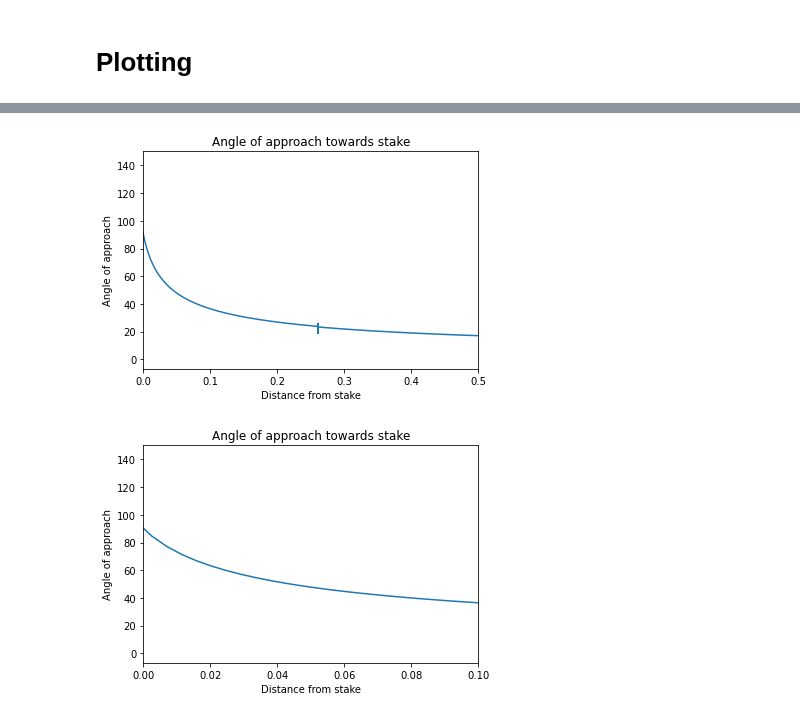
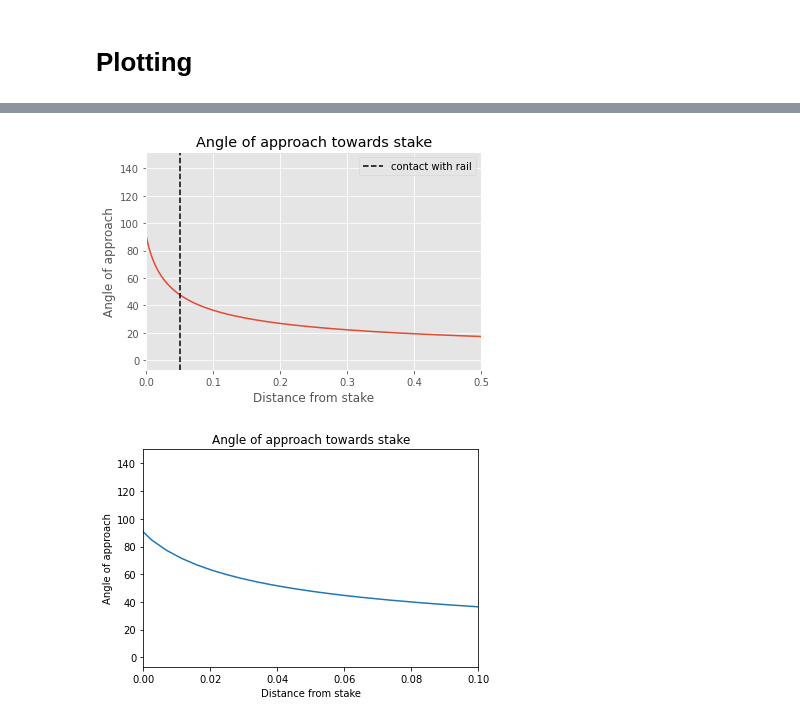
Before and after one commit to caltechcaos/LATTICE-Autonomy-Research, a Jupyter notebook: ShuttleModeling/ComplexShuttleSim.ipynb, the cells around one changed output, grey strips where cells are left out. Drawn from its saved outputs; the diff is of its cells as text; code cells hidden in the pictures.

```diff
--- a/ShuttleModeling/ComplexShuttleSim.ipynb
+++ b/ShuttleModeling/ComplexShuttleSim.ipynb
@@ -8,6 +8,8 @@ import os
 
 import matplotlib.pyplot as plt
 from scipy.integrate import RK45
+
+plt.style.use('ggplot')
 # %%
 lencable = 20.5
 cablespan = 20
@@ -178,12 +183,12 @@ def func(dt, x, u):
 
     return np.array([x1, x2, x3, x4, x5,x6, x7, x8])
 # %%
-sim_time = 200
+sim_time = 10000
 sim_step_time = 0.02
 
 max_dist = .5 * (lencable + cablespan)
 print(max_dist)
-start_state = get_start_array(left_setpoint, right_setpoint)
+start_state = get_start_array(both_arms, both_arms)
 print(start_state)
 integrator = RK45(lambda t, x: func(t, x, get_output(x)), 0, start_state, sim_time, sim_step_time)
 time = []
@@ -282,14 +281,18 @@ Text(0.5, 0, 'X position')
 # %%
 #plt.figure(figsize=(10, 10))
 plt.plot(cablespan - output[:, 4], np.arctan2(output[:, 5], cablespan - output[:, 4]) * 180/math.pi)
 #plt.xticks(np.arange(0, 1, .01))
+
 plt.xlim(0, .5)
+plt.axvline(x = 0.05, color = 'k', linestyle="--", label="contact with rail")
 plt.xlabel("Distance from stake")
 plt.ylabel("Angle of approach")
 plt.title("Angle of approach towards stake")
+plt.legend()
+plt.savefig("Angleof approach.png")
 plt.show()
 # %% [output]
-[figure, old version]
+[figure, new version]
 # %%
 #plt.figure(figsize=(10, 10))
 plt.plot(cablespan - output[:, 4], np.arctan2(output[:, 5], cablespan - output[:, 4]) * 180/math.pi)
```
Also changed, not shown: parts of 5 cells of this notebook, 23 other files.
